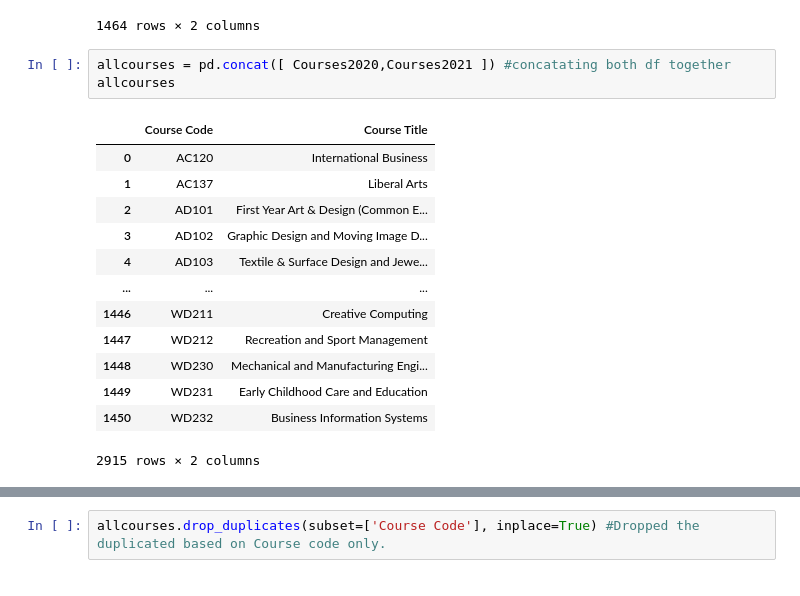
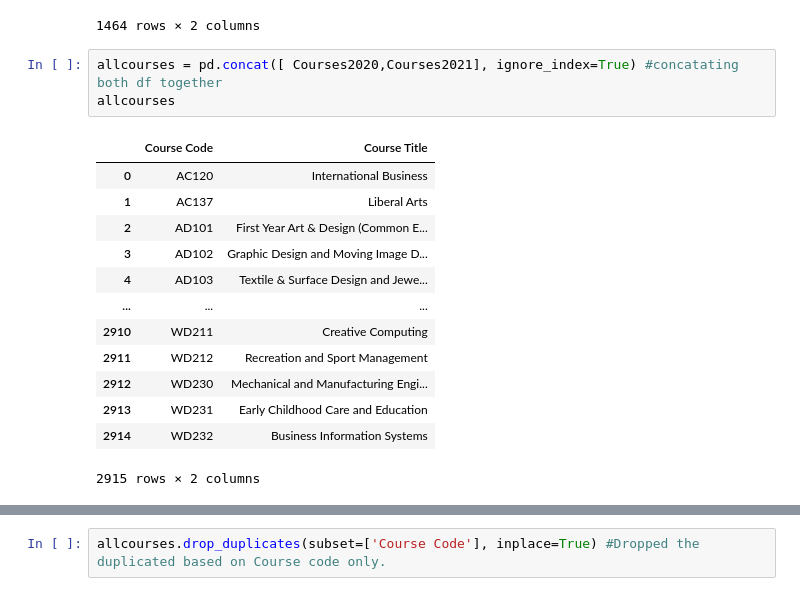
Before and after one commit to Cossie01/Fundamentals-of-Data-Analysis-Assessment, a Jupyter notebook: cao.ipynb, the cells around one changed output, grey strips where cells are left out. Cells and saved outputs as stored; diff of their text form.

```diff
--- a/cao.ipynb
+++ b/cao.ipynb
@@ -470,19 +470,19 @@ Courses2020
 | 1463 | WD230 | Mechanical and Manufacturing Engi... |
 1464 rows × 2 columns
 # %%
-allcourses = pd.concat([ Courses2020,Courses2021 ]) #concatating both df together
+allcourses = pd.concat([ Courses2020,Courses2021], ignore_index=True) #concatating both df together
 allcourses
 # %% [output]
 |  | Course Code | Course Title |
 | 0 | AC120 | International Business |
 | 1 | AC137 | Liberal Arts |
 | 2 | AD101 | First Year Art & Design (Common E... |
 | 3 | AD102 | Graphic Design and Moving Image D... |
 | 4 | AD103 | Textile & Surface Design and Jewe... |
 | ... | ... | ... |
-| 1446 | WD211 | Creative Computing |
-| 1447 | WD212 | Recreation and Sport Management |
-| 1448 | WD230 | Mechanical and Manufacturing Engi... |
-| 1449 | WD231 | Early Childhood Care and Education |
-| 1450 | WD232 | Business Information Systems |
+| 2910 | WD211 | Creative Computing |
+| 2911 | WD212 | Recreation and Sport Management |
+| 2912 | WD230 | Mechanical and Manufacturing Engi... |
+| 2913 | WD231 | Early Childhood Care and Education |
+| 2914 | WD232 | Business Information Systems |
 2915 rows × 2 columns
```
Also changed, not shown: parts of 25 cells of this notebook, 18 other files.
